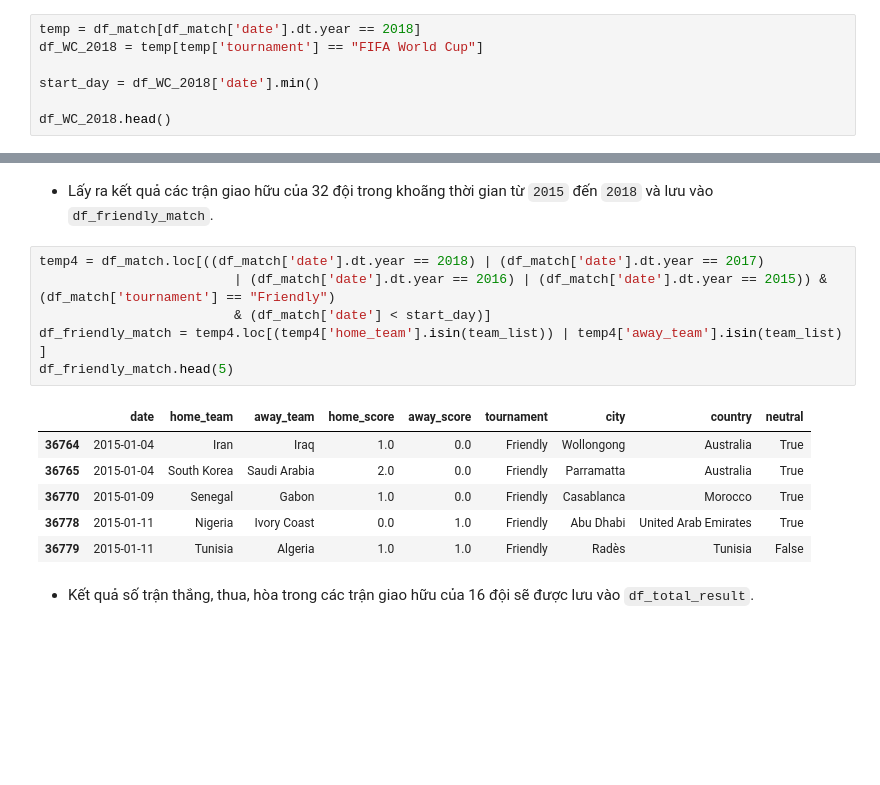
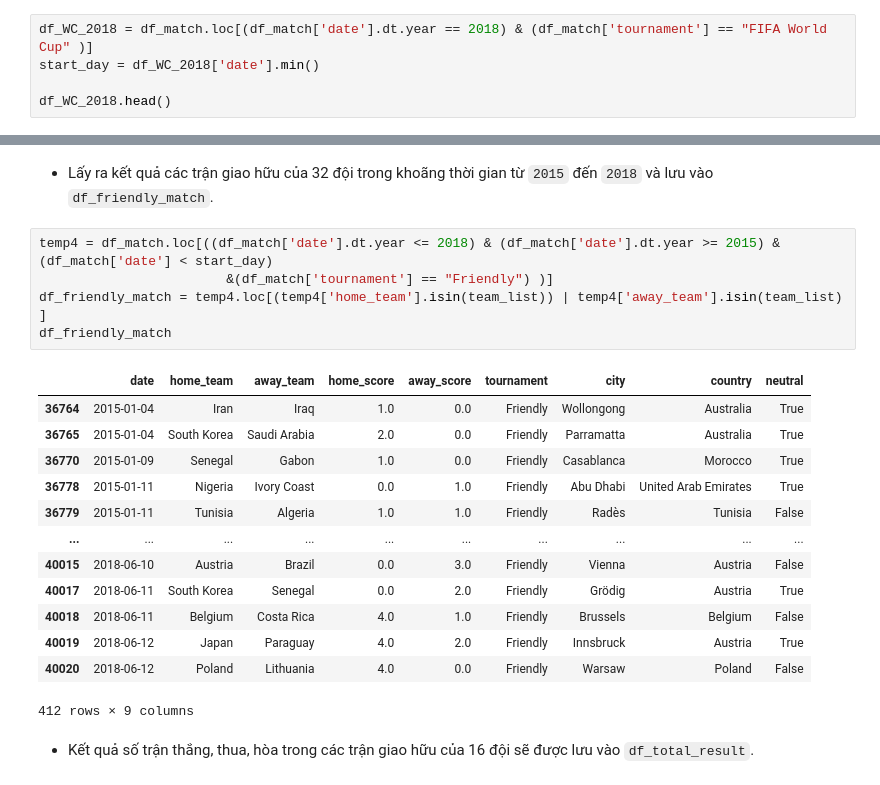
Before and after one commit to npqd/P4DS_FinalProject, a Jupyter notebook: demo.ipynb, the cells around one changed output, grey strips where cells are left out. Cells and saved outputs as stored; diff of their text form; blank space fills up the shorter version.

```diff
--- a/demo.ipynb
+++ b/demo.ipynb
@@ -668,9 +685,7 @@ World Cup từ lâu đã trở thành món ăn tinh thần không thể thiếu
 # %% [markdown]
 Đầu tiên ta sẽ lấy ra bảng kết quả của World Cup 2018 và lưu vào `df_WC_2018` và lấy ra ngày bắt đầu của World Cup 2018 lưu vào `start_day`.
 # %%
-temp = df_match[df_match['date'].dt.year == 2018]
-df_WC_2018 = temp[temp['tournament'] == "FIFA World Cup"]
-
+df_WC_2018 = df_match.loc[(df_match['date'].dt.year == 2018) & (df_match['tournament'] == "FIFA World Cup" )]
 start_day = df_WC_2018['date'].min()
 
 df_WC_2018.head()
@@ -741,18 +756,24 @@ team_4_list = df_4_WC18.index.to_list()
 # %% [markdown]
 - Lấy ra kết quả các trận giao hữu của 32 đội trong khoãng thời gian từ `2015` đến `2018` và lưu vào `df_friendly_match`.
 # %%
-temp4 = df_match.loc[((df_match['date'].dt.year == 2018) | (df_match['date'].dt.year == 2017)
-                         | (df_match['date'].dt.year == 2016) | (df_match['date'].dt.year == 2015)) & (df_match['tournament'] == "Friendly")
-                         & (df_match['date'] < start_day)]
+temp4 = df_match.loc[((df_match['date'].dt.year <= 2018) & (df_match['date'].dt.year >= 2015) & (df_match['date'] < start_day)
+                        &(df_match['tournament'] == "Friendly") )]
 df_friendly_match = temp4.loc[(temp4['home_team'].isin(team_list)) | temp4['away_team'].isin(team_list) ]
-df_friendly_match.head(5)
+df_friendly_match
 # %% [output]
 |  | date | home_team | away_team | home_score | away_score | tournament | city | country | neutral |
 | 36764 | 2015-01-04 | Iran | Iraq | 1.0 | 0.0 | Friendly | Wollongong | Australia | True |
 | 36765 | 2015-01-04 | South Korea | Saudi Arabia | 2.0 | 0.0 | Friendly | Parramatta | Australia | True |
 | 36770 | 2015-01-09 | Senegal | Gabon | 1.0 | 0.0 | Friendly | Casablanca | Morocco | True |
 | 36778 | 2015-01-11 | Nigeria | Ivory Coast | 0.0 | 1.0 | Friendly | Abu Dhabi | United Arab Emirates | True |
 | 36779 | 2015-01-11 | Tunisia | Algeria | 1.0 | 1.0 | Friendly | Radès | Tunisia | False |
+| ... | ... | ... | ... | ... | ... | ... | ... | ... | ... |
+| 40015 | 2018-06-10 | Austria | Brazil | 0.0 | 3.0 | Friendly | Vienna | Austria | False |
+| 40017 | 2018-06-11 | South Korea | Senegal | 0.0 | 2.0 | Friendly | Grödig | Austria | True |
+| 40018 | 2018-06-11 | Belgium | Costa Rica | 4.0 | 1.0 | Friendly | Brussels | Belgium | False |
+| 40019 | 2018-06-12 | Japan | Paraguay | 4.0 | 2.0 | Friendly | Innsbruck | Austria | True |
+| 40020 | 2018-06-12 | Poland | Lithuania | 4.0 | 0.0 | Friendly | Warsaw | Poland | False |
+412 rows × 9 columns
 # %% [markdown]
 - Kết quả số trận thắng, thua, hòa trong các trận giao hữu của 16 đội sẽ được lưu vào `df_total_result`.
 # %%
```
Also changed, not shown: parts of 23 cells of this notebook.
